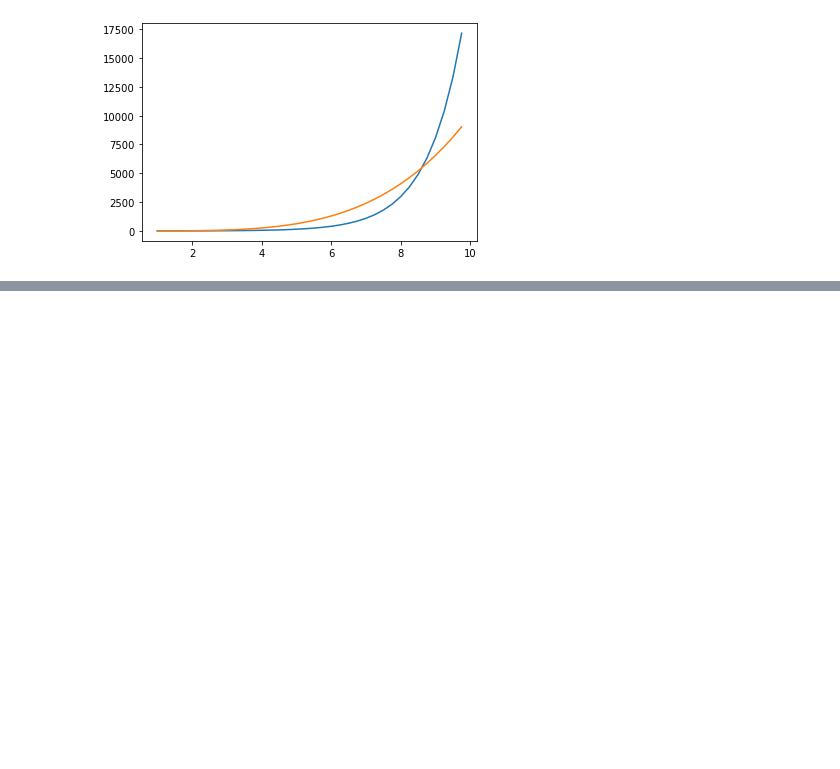
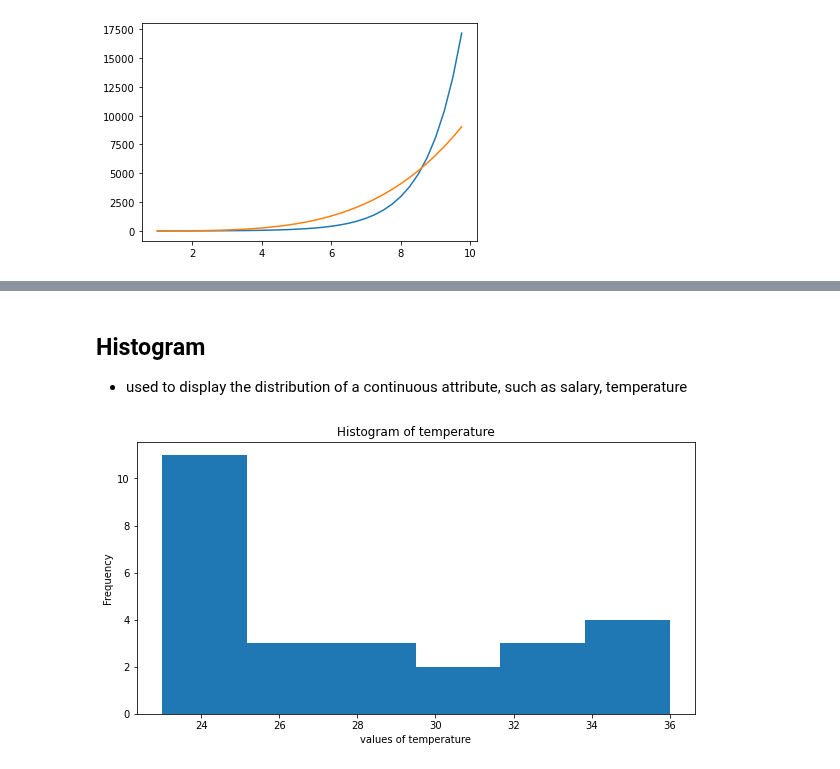
Before and after one commit to anshupandey/xebia_trainin_data, a Jupyter notebook: code10 - data Visualization with matplotlib.ipynb, the cells around one changed output, grey strips where cells are left out. Saved outputs shown, nothing was run; the diff lists cells and outputs as text; code cells hidden in the pictures; blank space fills up the shorter version.

```diff
--- a/code10 - data Visualization with matplotlib.ipynb
+++ b/code10 - data Visualization with matplotlib.ipynb
@@ -49,0 +66,13 @@ plt.show()
+# %% [markdown]
+## Histogram
+- used to display the distribution of a continuous attribute, such as salary, temperature
+# %%
+temperature = [25,24,25,26,23,25,24,27,28,26,23,24,25,23,25,28,29,32,35,31,36,32,35,34,31,32]
+plt.figure(figsize=(10,5))
+plt.hist(temperature,bins=6)
+plt.xlabel("values of temperature")
+plt.ylabel("Frequency")
+plt.title("Histogram of temperature")
+plt.show()
+# %% [output]
+[figure, added]
```
Also changed, not shown: parts of 16 cells of this notebook.
